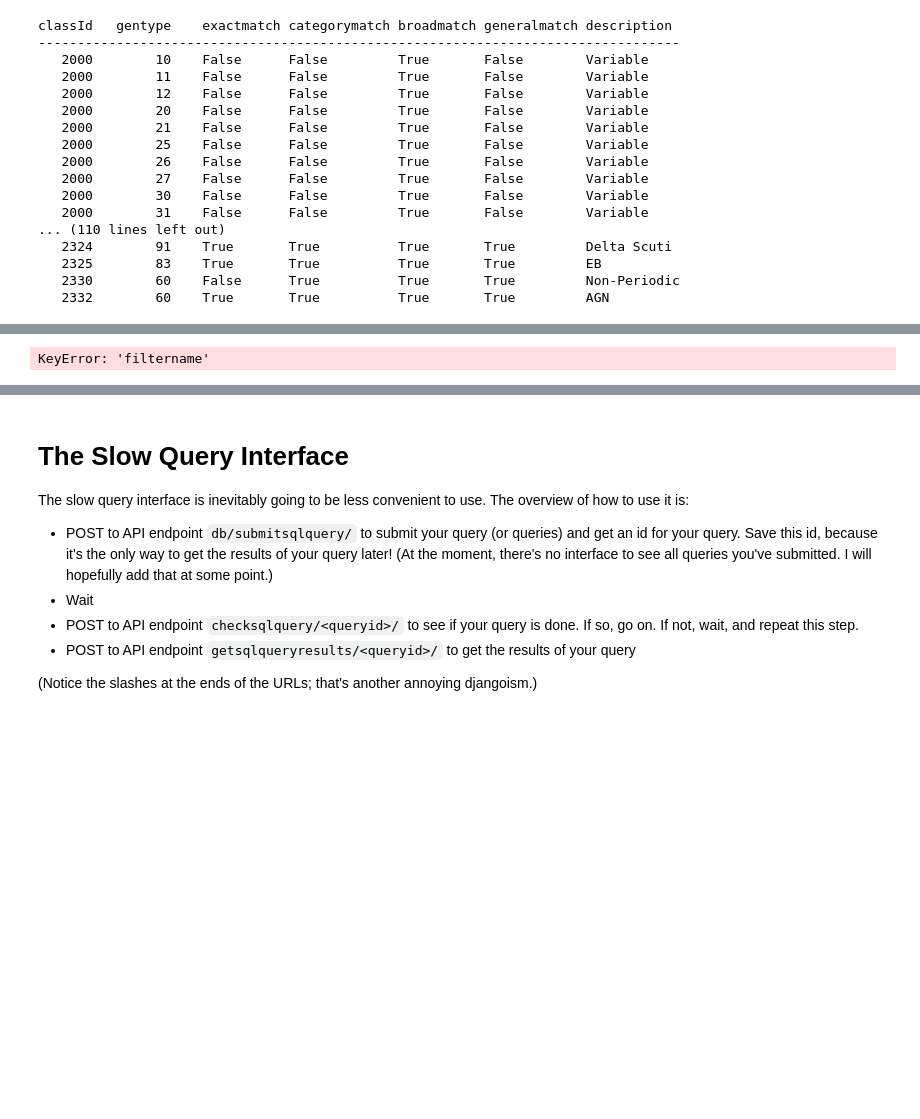
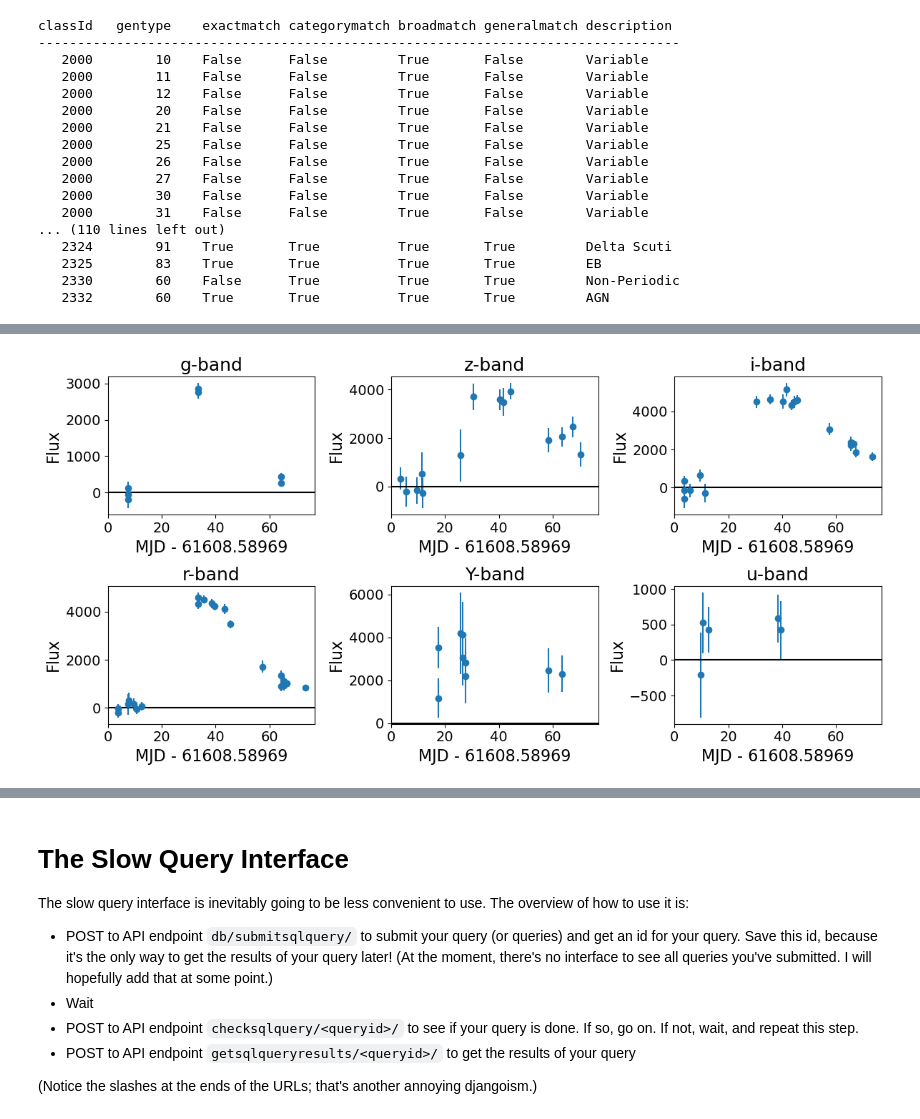
Before and after one commit to LSSTDESC/tom_desc, a Jupyter notebook: sql_query_tom_db.ipynb, the cells around one changed output, grey strips where cells are left out. Drawn from its saved outputs; the diff is of its cells as text; code cells hidden in the pictures; blank space fills up the shorter version.

```diff
--- a/sql_query_tom_db.ipynb
+++ b/sql_query_tom_db.ipynb
@@ -227,30 +238,32 @@ IndexError: list index out of range
 # %%
 # Plot!
 df = pandas.DataFrame( rows )
 filters = df['filtername'].unique()
 mint = df['midpointtai'].min()
 maxt = df['midpointtai'].max()
 dt = maxt-mint
 mint -= 0.05*dt
 maxt += 0.05*dt
-fig = matplotlib.pyplot.figure( figsize=(8,6*len(filters)), tight_layout=True )
+ncols = 3
+nrows = math.ceil( len(filters) / ncols )
+fig = matplotlib.pyplot.figure( figsize=(12,3*nrows), tight_layout=True )
 for i, filter in enumerate(filters):
     subdf = df[ df['filtername'] == filter ]
-    ax = fig.add_subplot( len(filters), 1, i+1 )
+    ax = fig.add_subplot( nrows, ncols, i+1 )
     ax.errorbar( subdf['midpointtai']-mint, subdf['psflux'], subdf['psfluxerr'], linestyle='None', marker='o' )
     ax.set_title( f'{filter}-band', fontsize=18 )
     ax.set_xlabel( f'MJD - {mint}', fontsize=16 )
     ax.set_ylabel( 'Flux', fontsize=16 )
     ax.tick_params( 'both', labelsize=14 )
     ymin, ymax = ax.get_ylim()
     if ymin > 0:
         ax.set_ylim( 0, ymax )
     else:
         ax.axhline( color='black' )
     ax.set_xlim( 0, maxt-mint )
 fig.show()
 # %% [output]
-KeyError: 'filtername'
+[figure, added]
 # %%
 # Gratuitous multiple query example
 
```
Also changed, not shown: parts of 10 cells of this notebook.
